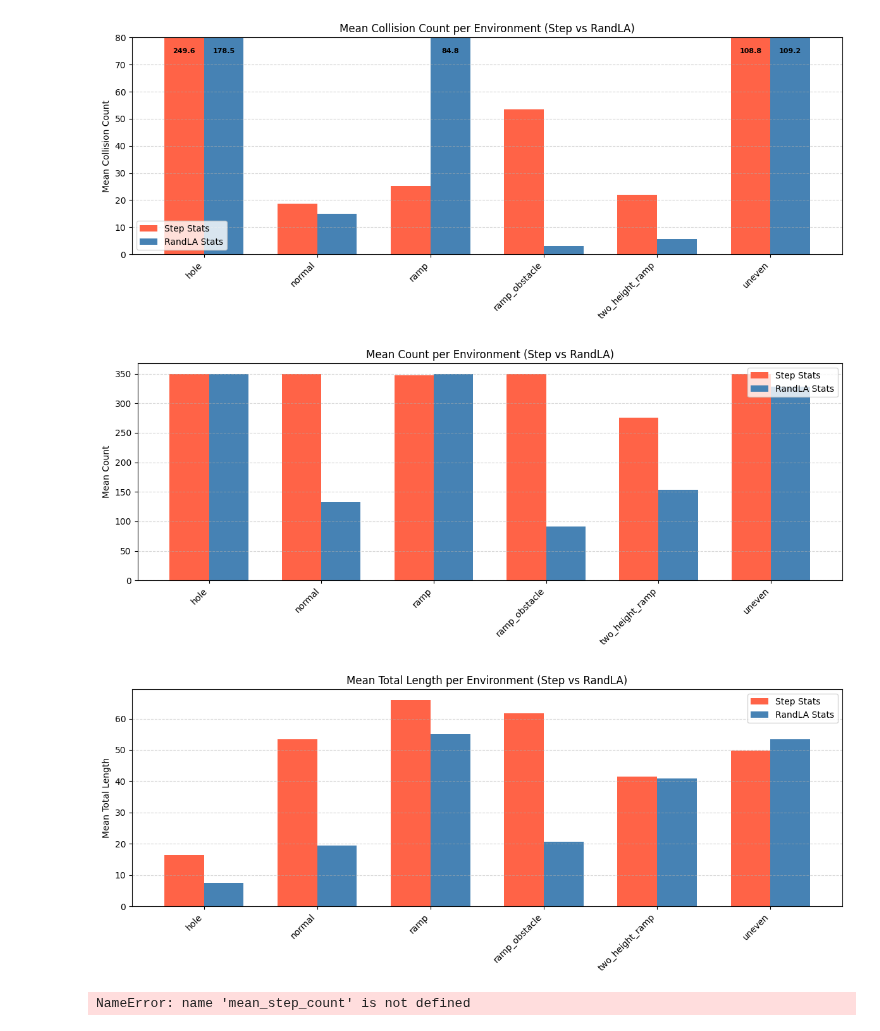
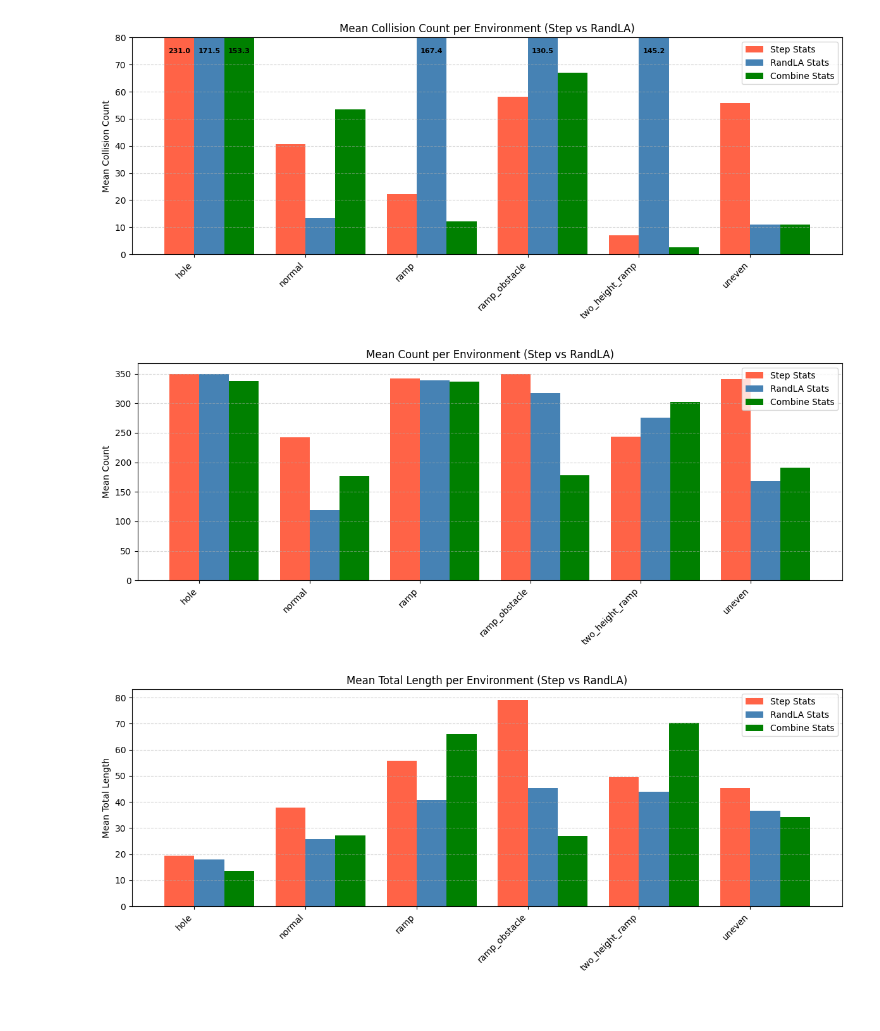
Before and after one commit to Gavin2417/Cosys-AirSim, a Jupyter notebook: PythonClient/car/trying/record/t.ipynb, the cells around one changed output. Drawn from its saved outputs; the diff is of its cells as text; code cells hidden in the pictures.

```diff
--- a/PythonClient/car/trying/record/t.ipynb
+++ b/PythonClient/car/trying/record/t.ipynb
@@ -4,11 +4,13 @@ import json
 import math
 
 # Load data
-with open('step_stats_1.json') as f:
+with open('step_stats_6.json') as f:
     data = json.load(f)
-with open('randla_stats_1.json') as f2:
+with open('randla_stats_6.json') as f2:
     data2 = json.load(f2)
 
+with open('combine_stats_6.json') as f3:
+    data3 = json.load(f3)
 def euclidean(p1, p2):
     """Simple 2D Euclidean distance"""
     return math.sqrt((p1[0] - p2[0])**2 + (p1[1] - p2[1])**2)
@@ -56,7 +58,7 @@ def process_data(data):
 # Process both datasets
 stats1 = process_data(data)
 stats2 = process_data(data2)
-
+stats3 = process_data(data3)
 # Example printout for dataset 2
 for key, values in stats2.items():
     print(f"Group {key}:")
@@ -226,52 +212,53 @@ def relabel_stats(stats):
 
 stats1_labeled = relabel_stats(stats1)
 stats2_labeled = relabel_stats(stats2)
-
+stats3_labeled = relabel_stats(stats3)
 # Combine labels (instead of coordinate pairs)
 all_labels = sorted(set(stats1_labeled.keys()).union(stats2_labeled.keys()))
 
 step_collision_means = [stats1_labeled.get(label, {}).get("collision_count", 0) for label in all_labels]
 randla_collision_means = [stats2_labeled.get(label, {}).get("collision_count", 0) for label in all_labels]
-
-x = np.arange(len(all_labels))
+combine_collision_means = [stats3_labeled.get(label, {}).get("collision_count", 0) for label in all_labels]
+x = np.arange(len(all_labels)) * 1.3  # widen spacing between groups
 width = 0.35
 
 plt.figure(figsize=(max(12, len(all_labels)*0.6), 5))
 bars1 = plt.bar(x - width/2, step_collision_means, width, label='Step Stats', color='tomato')
 bars2 = plt.bar(x + width/2, randla_collision_means, width, label='RandLA Stats', color='steelblue')
-
+bars3 = plt.bar(x + width*1.5, combine_collision_means, width, label='Combine Stats', color='green')
 plt.xticks(x, all_labels, rotation=45, ha='right')
 plt.ylabel("Mean Collision Count")
 plt.title("Mean Collision Count per Environment (Step vs RandLA)")
 plt.legend()
 
 ylim_val = 80
 plt.ylim(0, ylim_val)  # Fixed y-limit
 
 plt.tight_layout()
 plt.grid(True, axis='y', linestyle='--', alpha=0.5)
 
 def label_only_over_limit(bars, limit=ylim_val, label_y=75):
     for bar in bars:
         height = bar.get_height()
         if height > limit:
             plt.text(
                 bar.get_x() + bar.get_width() / 2,
                 label_y,
                 f'{height:.1f}',
                 ha='center',
                 va='center',
                 fontsize=8,
                 fontweight='bold',
                 color='black'
             )
 
 label_only_over_limit(bars1)
 label_only_over_limit(bars2)
+label_only_over_limit(bars3)
 
 plt.show()
 # %% [output]
-[figure, old version]
+[figure, new version]
 # %%
 import matplotlib.pyplot as plt
 import numpy as np
@@ -298,24 +285,27 @@ def relabel_stats(stats):
 # Apply relabeling
 stats1_labeled = relabel_stats(stats1)
 stats2_labeled = relabel_stats(stats2)
-
+stats3_labeled = relabel_stats(stats3)
 # Collect all labels (instead of coordinates)
 all_labels = sorted(set(stats1_labeled.keys()).union(stats2_labeled.keys()))
 
 step_counts = [stats1_labeled.get(label, {}).get("count", 0) for label in all_labels]
 randla_counts = [stats2_labeled.get(label, {}).get("count", 0) for label in all_labels]
+combine_counts = [stats3_labeled.get(label, {}).get("count", 0) for label in all_labels]
 
 step_lengths = [stats1_labeled.get(label, {}).get("total_length", 0) for label in all_labels]
 randla_lengths = [stats2_labeled.get(label, {}).get("total_length", 0) for label in all_labels]
+combine_lengths = [stats3_labeled.get(label, {}).get("total_length", 0) for label in all_labels]
+width = 0.25  # smaller bar width
+x = np.arange(len(all_labels)) * 1.3  # widen spacing between groups
 
-x = np.arange(len(all_labels))
 width = 0.35
 
 # --- Plot Mean Count comparison ---
 plt.figure(figsize=(max(12, len(all_labels)*0.6), 5))
 bars1 = plt.bar(x - width/2, step_counts, width, label='Step Stats', color='tomato')
 bars2 = plt.bar(x + width/2, randla_counts, width, label='RandLA Stats', color='steelblue')
-
+bars3 = plt.bar(x + width*1.5, combine_counts, width, label='Combine Stats', color='green')
 plt.xticks(x, all_labels, rotation=45, ha='right')
 plt.ylabel("Mean Count")
 plt.title("Mean Count per Environment (Step vs RandLA)")
@@ -328,7 +318,7 @@ plt.show()
 plt.figure(figsize=(max(12, len(all_labels)*0.6), 5))
 bars1 = plt.bar(x - width/2, step_lengths, width, label='Step Stats', color='tomato')
 bars2 = plt.bar(x + width/2, randla_lengths, width, label='RandLA Stats', color='steelblue')
-
+bars3 = plt.bar(x + width*1.5, combine_lengths, width, label='Combine Stats', color='green')
 plt.xticks(x, all_labels, rotation=45, ha='right')
 plt.ylabel("Mean Total Length")
 plt.title("Mean Total Length per Environment (Step vs RandLA)")
@@ -337,49 +327,5 @@ plt.grid(True, axis='y', linestyle='--', alpha=0.5)
 plt.tight_layout()
 plt.show()
 # %% [output]
-[figure, old version]
+[figure, new version]
-[figure, old version]
+[figure, new version]
-# %%
-# Extract reach_goal_rate (success rate) from stats1 and stats2
-step_success_rates_all = [v.get("reach_goal_rate", 0) for v in stats1.values()]
-randla_success_rates_all = [v.get("reach_goal_rate", 0) for v in stats2.values()]
-
-# Calculate means
-mean_step_success = np.mean(step_success_rates_all) if step_success_rates_all else 0
-mean_randla_success = np.mean(randla_success_rates_all) if randla_success_rates_all else 0
-
-# Extend metrics and data lists
-metrics = ['Mean Count', 'Mean Total Length', 'Mean Collision Count', 'Mean Success Rate (%)']
-step_means = [mean_step_count, mean_step_length, mean_step_collision, mean_step_success]
-randla_means = [mean_randla_count, mean_randla_length, mean_randla_collision, mean_randla_success]
-
-x = np.arange(len(metrics))
-width = 0.35
-
-plt.figure(figsize=(10, 5))
-bars1 = plt.bar(x - width/2, step_means, width, label='Step Stats', color='tomato')
-bars2 = plt.bar(x + width/2, randla_means, width, label='RandLA Stats', color='steelblue')
-
-plt.xticks(x, metrics, rotation=15)
-plt.ylabel('Value')
-plt.title('Overall Mean Comparison (Step vs RandLA)')
-plt.legend()
-plt.grid(axis='y', linestyle='--', alpha=0.5)
-
-# Add value labels on top of bars
-for bars in [bars1, bars2]:
-    for bar in bars:
-        height = bar.get_height()
-        plt.text(
-            bar.get_x() + bar.get_width()/2,
-            height + 0.05 * height,
-            f'{height:.2f}',
-            ha='center',
-            va='bottom',
-            fontsize=9
-        )
-
-plt.tight_layout()
-plt.show()
-# %% [output]
-NameError: name 'mean_step_count' is not defined
```
Also changed, not shown: parts of 4 cells of this notebook, 7 other files.
